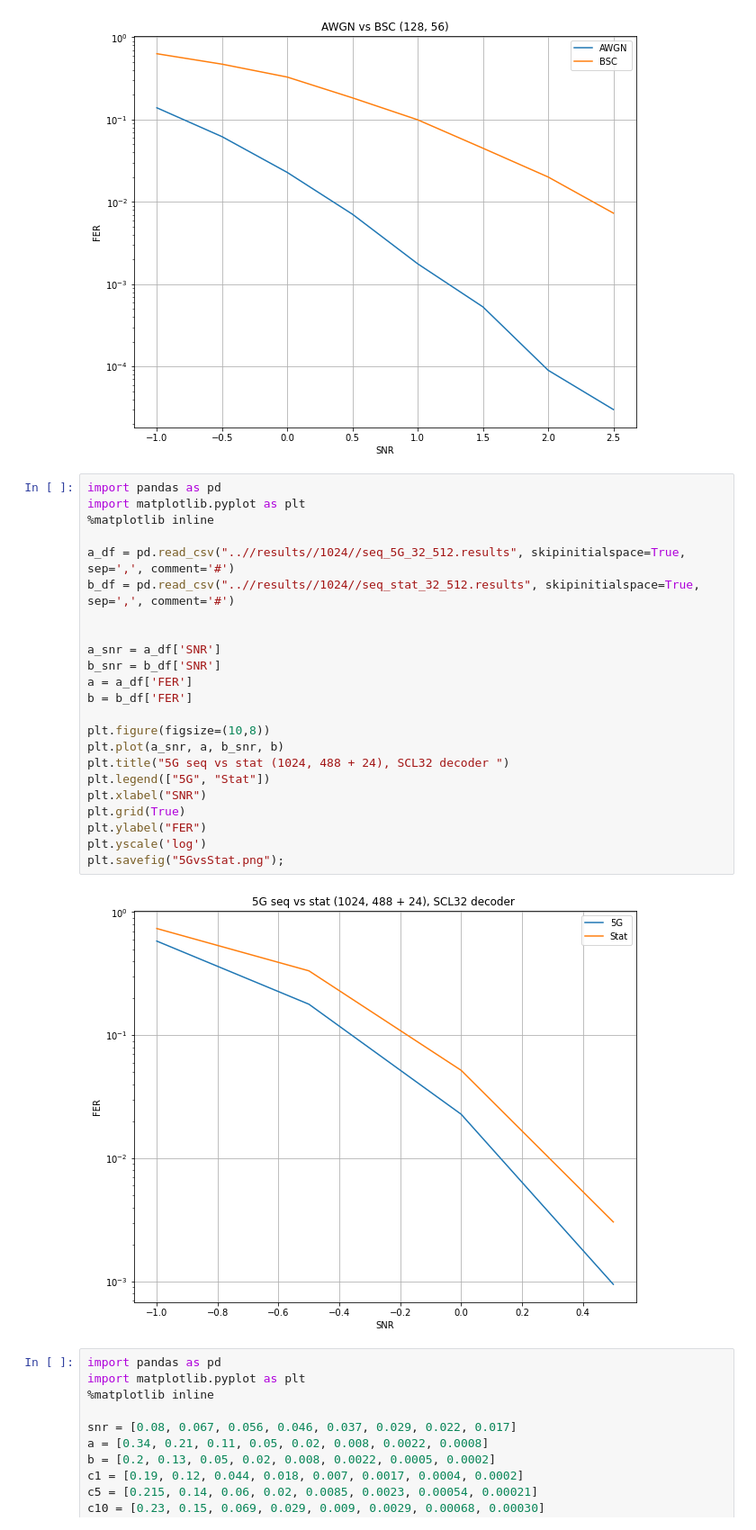
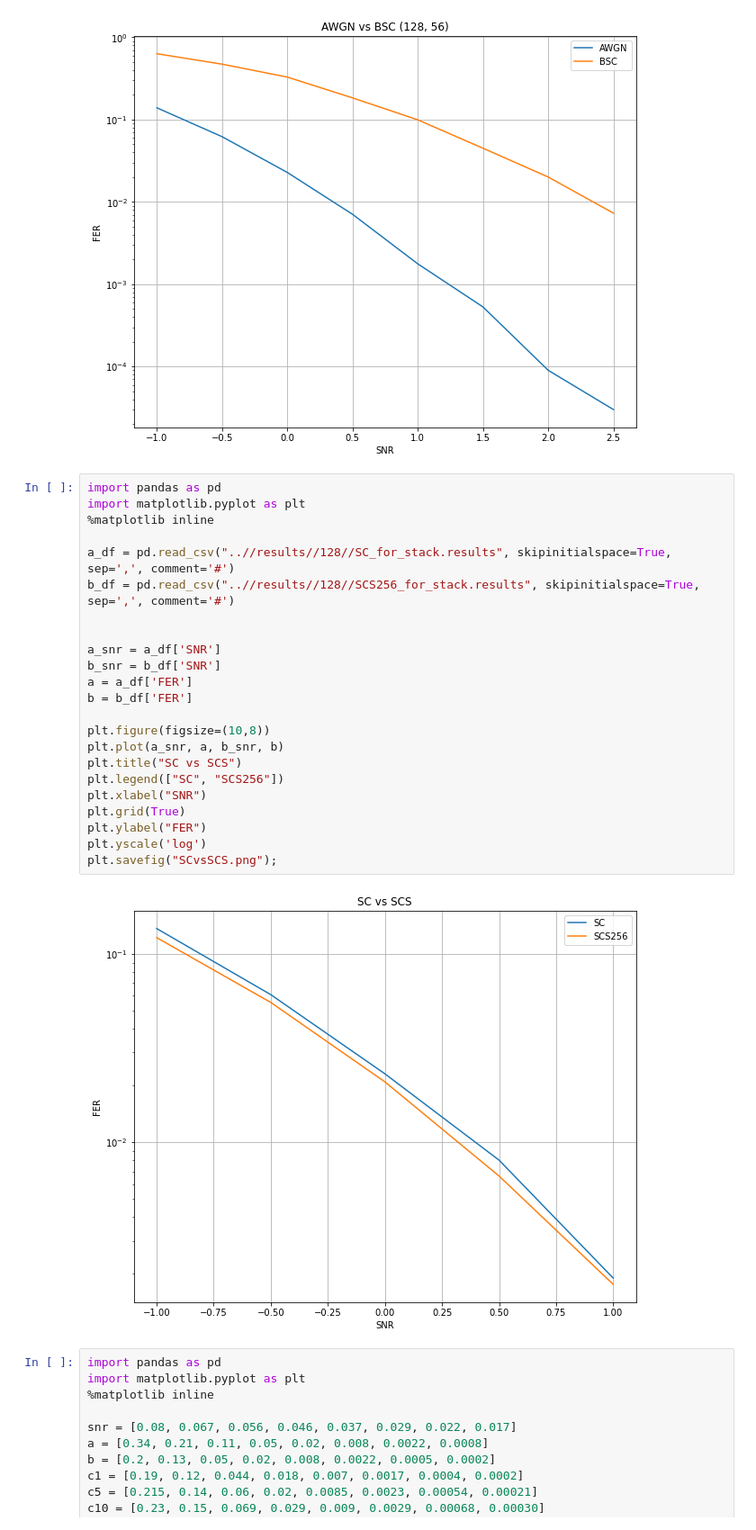
Before and after one commit to ISChetverikov/PolarCodes, a Jupyter notebook: results_plotting/PlotFerCurve.ipynb, the cells around one changed output. Shown at 90% size. Drawn from its saved outputs; the diff is of its cells as text.

```diff
--- a/results_plotting/PlotFerCurve.ipynb
+++ b/results_plotting/PlotFerCurve.ipynb
@@ -302,28 +302,28 @@ plt.savefig("AWGNvsBSC.png");
 # %%
 import pandas as pd
 import matplotlib.pyplot as plt
 %matplotlib inline
 
-a_df = pd.read_csv("..//results//1024//seq_5G_32_512.results", skipinitialspace=True, sep=',', comment='#')
-b_df = pd.read_csv("..//results//1024//seq_stat_32_512.results", skipinitialspace=True, sep=',', comment='#')
+a_df = pd.read_csv("..//results//128//SC_for_stack.results", skipinitialspace=True, sep=',', comment='#')
+b_df = pd.read_csv("..//results//128//SCS256_for_stack.results", skipinitialspace=True, sep=',', comment='#')
 
 
 a_snr = a_df['SNR']
 b_snr = b_df['SNR']
 a = a_df['FER']
 b = b_df['FER']
 
 plt.figure(figsize=(10,8))
 plt.plot(a_snr, a, b_snr, b)
-plt.title("5G seq vs stat (1024, 488 + 24), SCL32 decoder ")
-plt.legend(["5G", "Stat"])
+plt.title("SC vs SCS")
+plt.legend(["SC", "SCS256"])
 plt.xlabel("SNR")
 plt.grid(True)
 plt.ylabel("FER")
 plt.yscale('log')
-plt.savefig("5GvsStat.png");
+plt.savefig("SCvsSCS.png");
 # %% [output]
-[figure, old version]
+[figure, new version]
 # %%
 import pandas as pd
 import matplotlib.pyplot as plt
```
Also changed, not shown: 5 other files.
